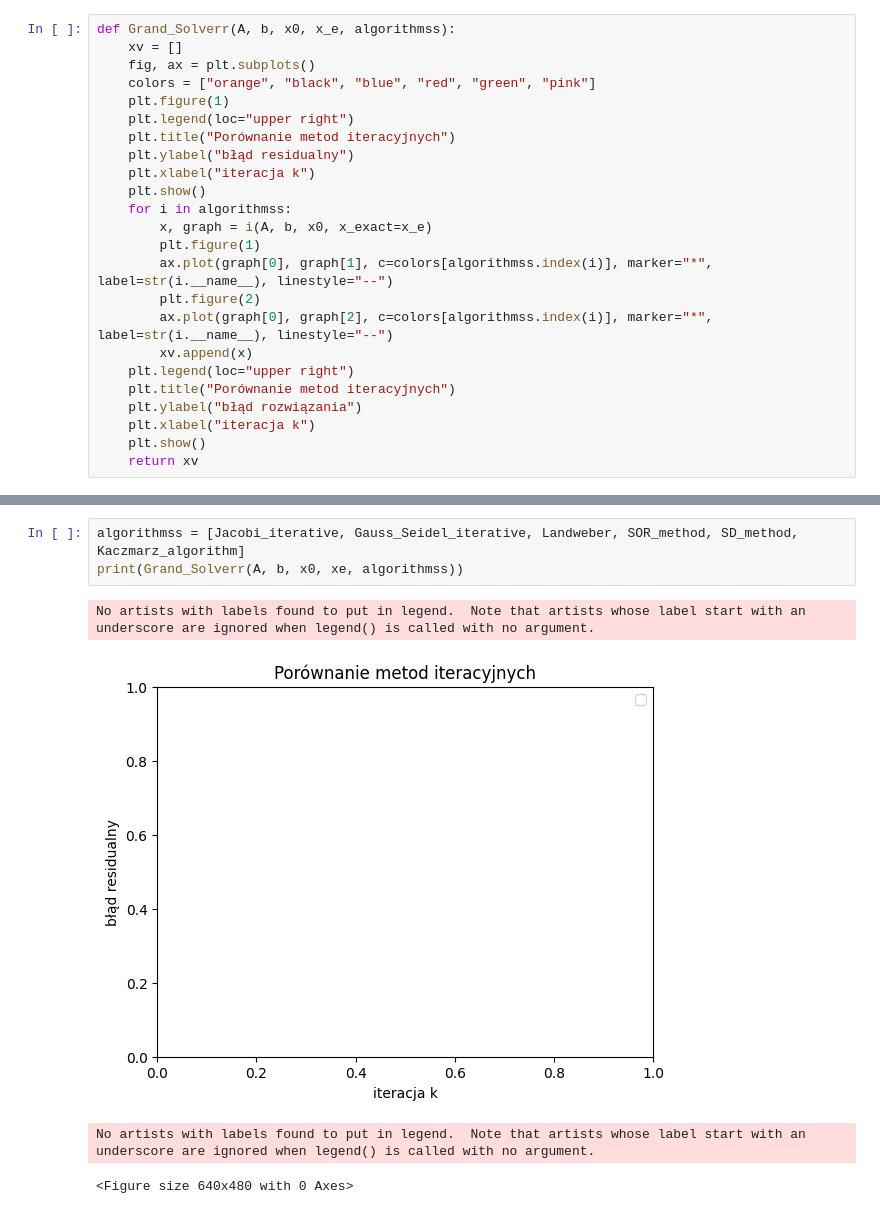
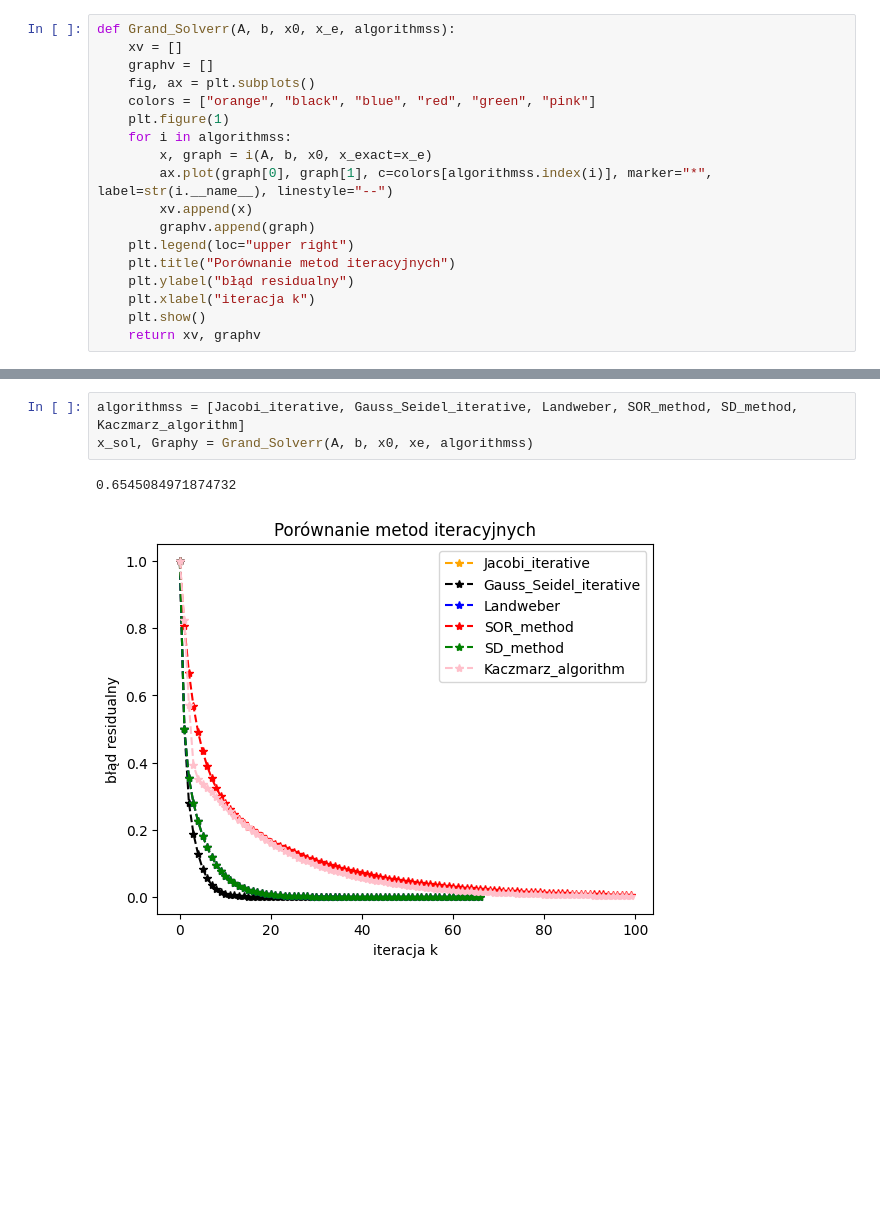
Before and after one commit to Dawid-Lukasiewicz/Numerical_Methodes, a Jupyter notebook: Lab5/zadanie1.ipynb, the cells around one changed output, grey strips where cells are left out. Drawn from its saved outputs; the diff is of its cells as text; blank space fills up the shorter version.

Commit message:
Second Plot, hopefully okay

```diff
--- a/Lab5/zadanie1.ipynb
+++ b/Lab5/zadanie1.ipynb
@@ -16,28 +18,22 @@ from solvers_lab5 import Kaczmarz_algorithm
 zadania = "zadania"
-# %%
-def Grand_Solverr(A, b, x0, x_e, algorithmss):
-    xv = []
-    fig, ax = plt.subplots()
-    colors = ["orange", "black", "blue", "red", "green", "pink"]
-    plt.figure(1)
-    plt.legend(loc="upper right")
-    plt.title("Porównanie metod iteracyjnych")
-    plt.ylabel("błąd residualny")
-    plt.xlabel("iteracja k")
-    plt.show()
-    for i in algorithmss:
-        x, graph = i(A, b, x0, x_exact=x_e)
-        plt.figure(1)
-        ax.plot(graph[0], graph[1], c=colors[algorithmss.index(i)], marker="*", label=str(i.__name__), linestyle="--")
-        plt.figure(2)
-        ax.plot(graph[0], graph[2], c=colors[algorithmss.index(i)], marker="*", label=str(i.__name__), linestyle="--")
-        xv.append(x)
-    plt.legend(loc="upper right")
-    plt.title("Porównanie metod iteracyjnych")
-    plt.ylabel("błąd rozwiązania")
-    plt.xlabel("iteracja k")
-    plt.show()
-    return xv
+# %%
+def Grand_Solverr(A, b, x0, x_e, algorithmss):
+    xv = []
+    graphv = []
+    fig, ax = plt.subplots()
+    colors = ["orange", "black", "blue", "red", "green", "pink"]
+    plt.figure(1)
+    for i in algorithmss:
+        x, graph = i(A, b, x0, x_exact=x_e)
+        ax.plot(graph[0], graph[1], c=colors[algorithmss.index(i)], marker="*", label=str(i.__name__), linestyle="--")
+        xv.append(x)
+        graphv.append(graph)
+    plt.legend(loc="upper right")
+    plt.title("Porównanie metod iteracyjnych")
+    plt.ylabel("błąd residualny")
+    plt.xlabel("iteracja k")
+    plt.show()
+    return xv, graphv
 # %%
 A = np.loadtxt(os.path.join(zadania, "zad1_A.txt") , float, delimiter=" ", ndmin=2)
 b = np.loadtxt(os.path.join(zadania, "zad1_b.txt"), float, delimiter=" ", ndmin=1)
@@ -72,9 +69,7 @@ plt.show()
 [figure]
 # %%
 algorithmss = [Jacobi_iterative, Gauss_Seidel_iterative, Landweber, SOR_method, SD_method, Kaczmarz_algorithm]
-print(Grand_Solverr(A, b, x0, xe, algorithmss))
+x_sol, Graphy = Grand_Solverr(A, b, x0, xe, algorithmss)
 # %% [output]
-No artists with labels found to put in legend.  Note that artists whose label start with an underscore are ignored when legend() is called with no argument.
+0.6545084971874732
-[figure, old version]
+[figure, new version]
-No artists with labels found to put in legend.  Note that artists whose label start with an underscore are ignored when legend() is called with no argument.
-<Figure size 640x480 with 0 Axes>
```
Also changed, not shown: parts of 5 cells of this notebook, 2 other files.
